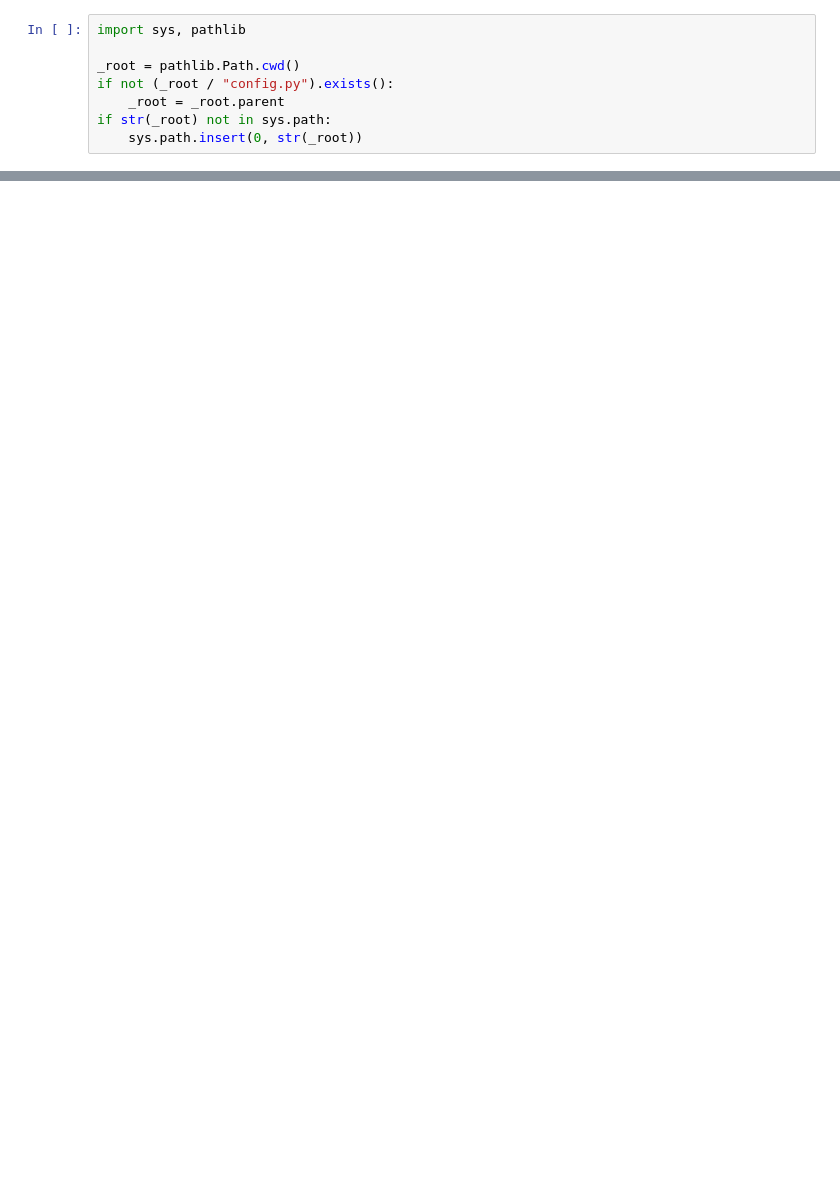
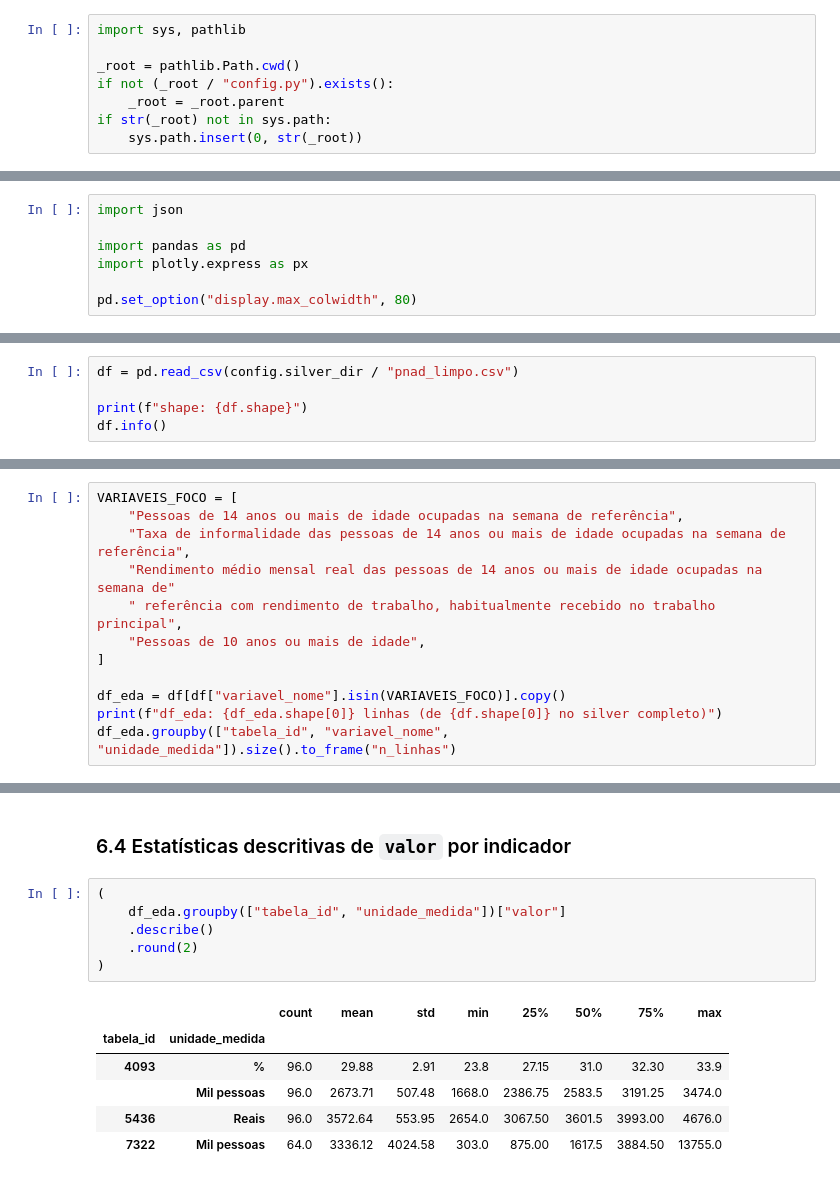
Before and after one commit to GabrielEduardoBrambilla/Trabalho_Integrador_6, a Jupyter notebook: notebooks/02_silver.ipynb, the cells around one changed output, grey strips where cells are left out. Saved outputs shown, nothing was run; the diff lists cells and outputs as text; blank space fills up the shorter version.

```diff
--- a/notebooks/02_silver.ipynb
+++ b/notebooks/02_silver.ipynb
@@ -38,0 +46,7 @@ df_pnad.head()
+# %%
+import json
+
+import pandas as pd
+import plotly.express as px
+
+pd.set_option("display.max_colwidth", 80)
@@ -38,0 +304,5 @@ df_pnad.head()
+# %%
+df = pd.read_csv(config.silver_dir / "pnad_limpo.csv")
+
+print(f"shape: {df.shape}")
+df.info()
@@ -38,0 +389,12 @@ df_pnad.head()
+# %%
+VARIAVEIS_FOCO = [
+    "Pessoas de 14 anos ou mais de idade ocupadas na semana de referência",
+    "Taxa de informalidade das pessoas de 14 anos ou mais de idade ocupadas na semana de referência",
+    "Rendimento médio mensal real das pessoas de 14 anos ou mais de idade ocupadas na semana de"
+    " referência com rendimento de trabalho, habitualmente recebido no trabalho principal",
+    "Pessoas de 10 anos ou mais de idade",
+]
+
+df_eda = df[df["variavel_nome"].isin(VARIAVEIS_FOCO)].copy()
+print(f"df_eda: {df_eda.shape[0]} linhas (de {df.shape[0]} no silver completo)")
+df_eda.groupby(["tabela_id", "variavel_nome", "unidade_medida"]).size().to_frame("n_linhas")
@@ -38,0 +409,15 @@ df_pnad.head()
+# %% [markdown]
+### 6.4 Estatísticas descritivas de `valor` por indicador
+# %%
+(
+    df_eda.groupby(["tabela_id", "unidade_medida"])["valor"]
+    .describe()
+    .round(2)
+)
+# %% [output]
+|  |  | count | mean | std | min | 25% | 50% | 75% | max |
+| tabela_id | unidade_medida |  |  |  |  |  |  |  |  |
+| 4093 | % | 96.0 | 29.88 | 2.91 | 23.8 | 27.15 | 31.0 | 32.30 | 33.9 |
+|  | Mil pessoas | 96.0 | 2673.71 | 507.48 | 1668.0 | 2386.75 | 2583.5 | 3191.25 | 3474.0 |
+| 5436 | Reais | 96.0 | 3572.64 | 553.95 | 2654.0 | 3067.50 | 3601.5 | 3993.00 | 4676.0 |
+| 7322 | Mil pessoas | 64.0 | 3336.12 | 4024.58 | 303.0 | 875.00 | 1617.5 | 3884.50 | 13755.0 |
```
Also changed, not shown: parts of 76 cells of this notebook, 10 other files.
